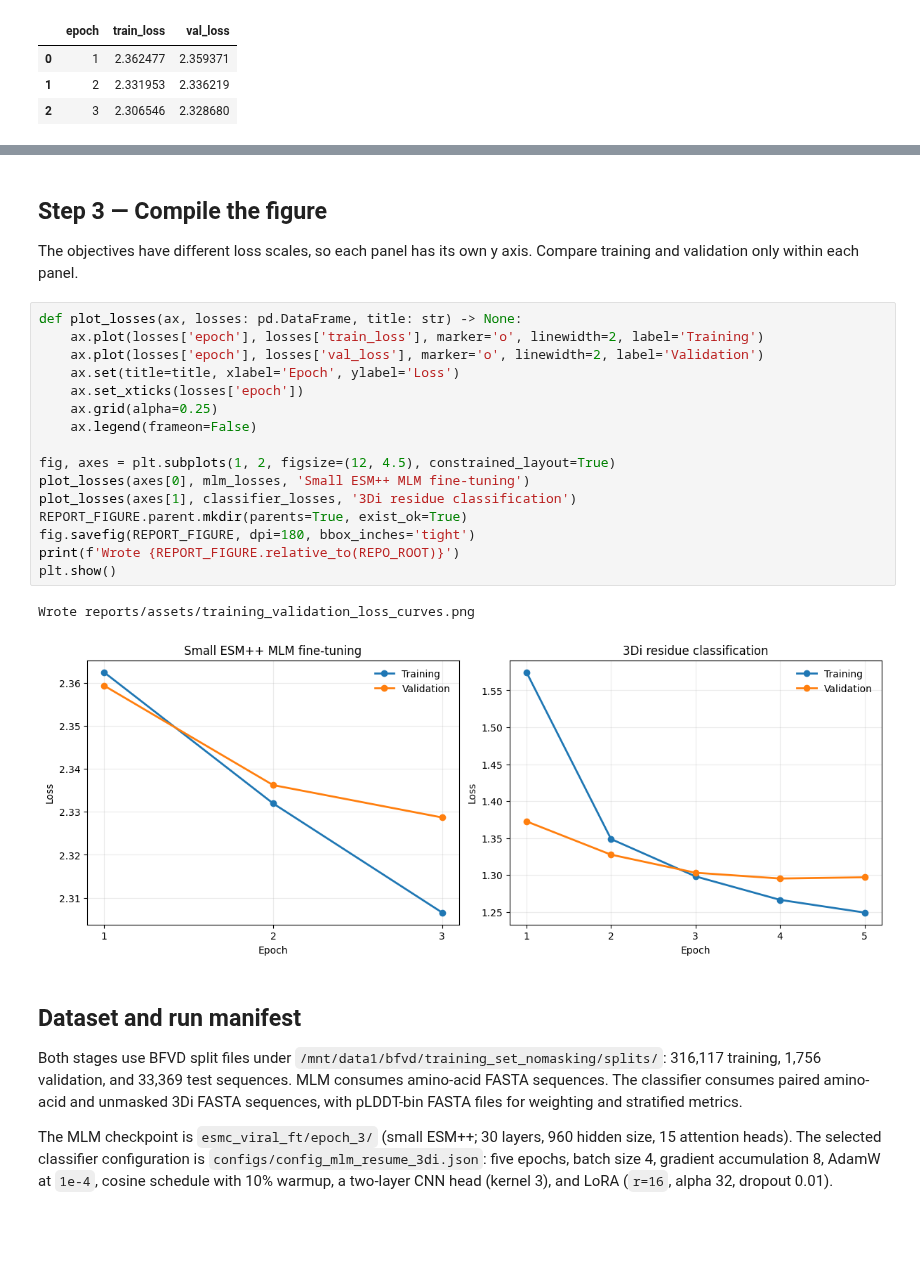
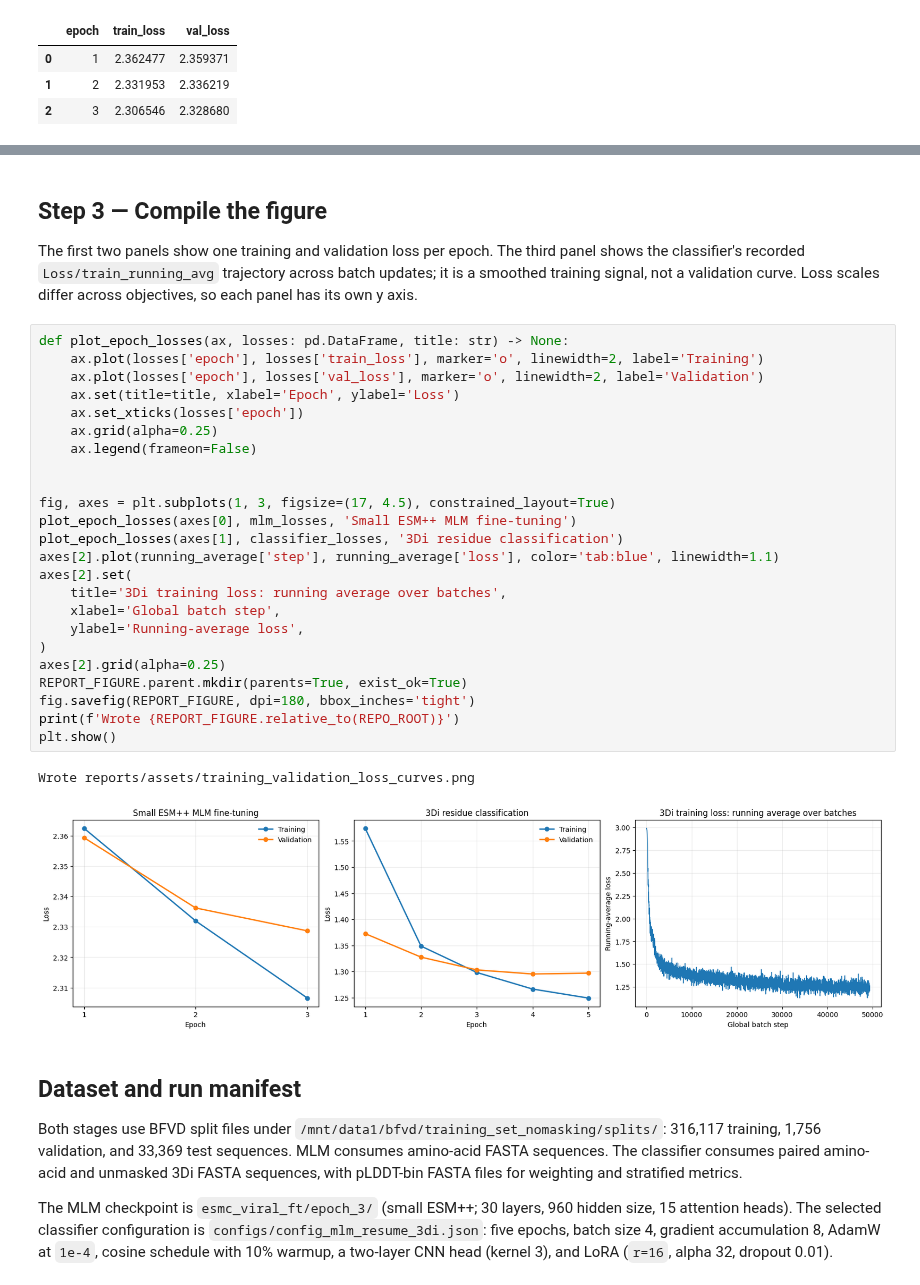
Before and after one commit to DessimozLab/ESM3di, a Jupyter notebook: output/jupyter-notebook/mlm-and-residue-loss-curves.ipynb, the cells around one changed output, grey strips where cells are left out. Saved outputs shown, nothing was run; the diff lists cells and outputs as text; blank space fills up the shorter version.

Commit message:
Add batch running-average loss curve

```diff
--- a/output/jupyter-notebook/mlm-and-residue-loss-curves.ipynb
+++ b/output/jupyter-notebook/mlm-and-residue-loss-curves.ipynb
@@ -91,26 +119,34 @@ classifier_losses
 # %% [markdown]
 ## Step 3 — Compile the figure
 
-The objectives have different loss scales, so each panel has its own y axis. Compare training and validation only within each panel.
+The first two panels show one training and validation loss per epoch. The third panel shows the classifier's recorded `Loss/train_running_avg` trajectory across batch updates; it is a smoothed training signal, not a validation curve. Loss scales differ across objectives, so each panel has its own y axis.
 # %%
-def plot_losses(ax, losses: pd.DataFrame, title: str) -> None:
+def plot_epoch_losses(ax, losses: pd.DataFrame, title: str) -> None:
     ax.plot(losses['epoch'], losses['train_loss'], marker='o', linewidth=2, label='Training')
     ax.plot(losses['epoch'], losses['val_loss'], marker='o', linewidth=2, label='Validation')
     ax.set(title=title, xlabel='Epoch', ylabel='Loss')
     ax.set_xticks(losses['epoch'])
     ax.grid(alpha=0.25)
     ax.legend(frameon=False)
 
-fig, axes = plt.subplots(1, 2, figsize=(12, 4.5), constrained_layout=True)
-plot_losses(axes[0], mlm_losses, 'Small ESM++ MLM fine-tuning')
-plot_losses(axes[1], classifier_losses, '3Di residue classification')
+
+fig, axes = plt.subplots(1, 3, figsize=(17, 4.5), constrained_layout=True)
+plot_epoch_losses(axes[0], mlm_losses, 'Small ESM++ MLM fine-tuning')
+plot_epoch_losses(axes[1], classifier_losses, '3Di residue classification')
+axes[2].plot(running_average['step'], running_average['loss'], color='tab:blue', linewidth=1.1)
+axes[2].set(
+    title='3Di training loss: running average over batches',
+    xlabel='Global batch step',
+    ylabel='Running-average loss',
+)
+axes[2].grid(alpha=0.25)
 REPORT_FIGURE.parent.mkdir(parents=True, exist_ok=True)
 fig.savefig(REPORT_FIGURE, dpi=180, bbox_inches='tight')
 print(f'Wrote {REPORT_FIGURE.relative_to(REPO_ROOT)}')
 plt.show()
 # %% [output]
 Wrote reports/assets/training_validation_loss_curves.png
-[figure, old version]
+[figure, new version]
 # %% [markdown]
 ## Dataset and run manifest
 
```
Also changed, not shown: parts of 5 cells of this notebook, 2 other files.
